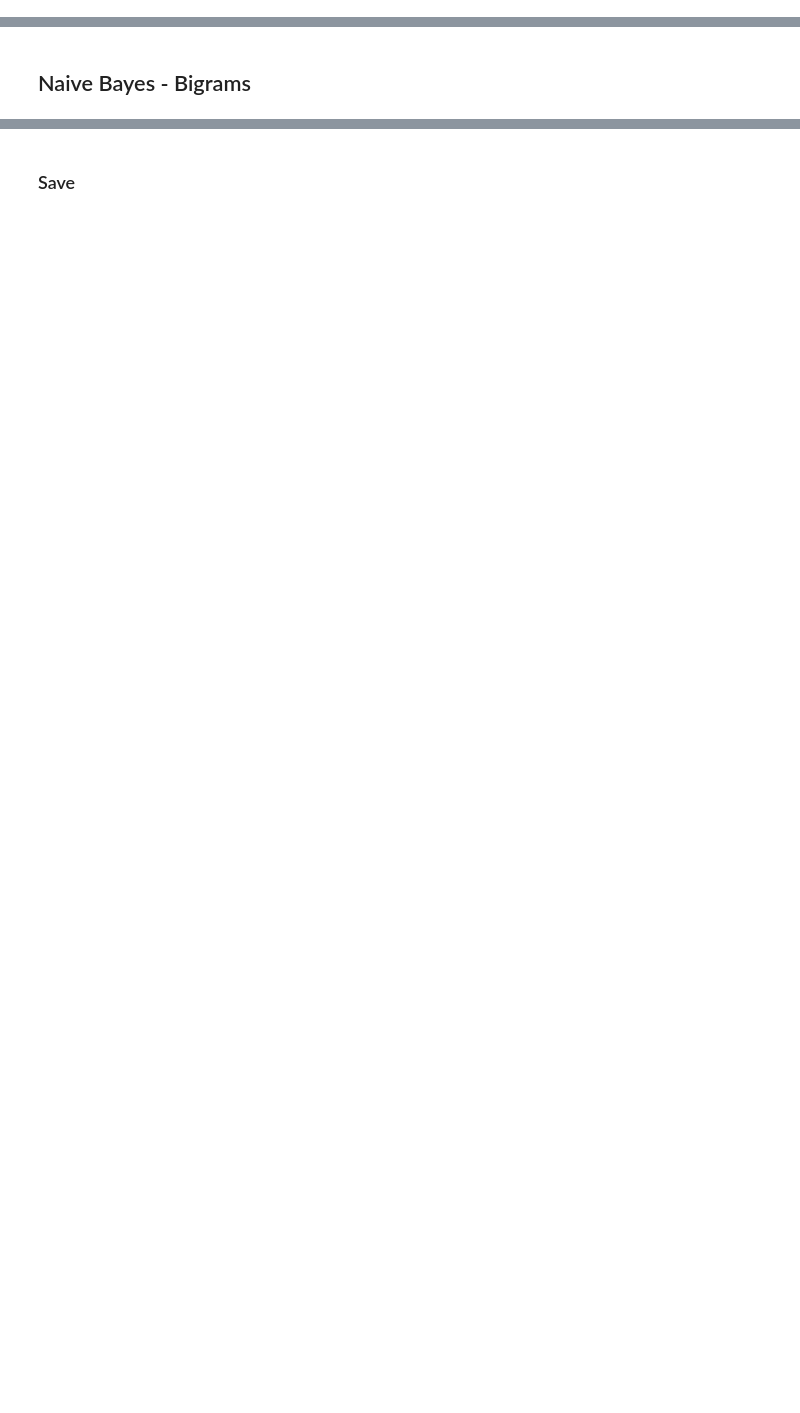
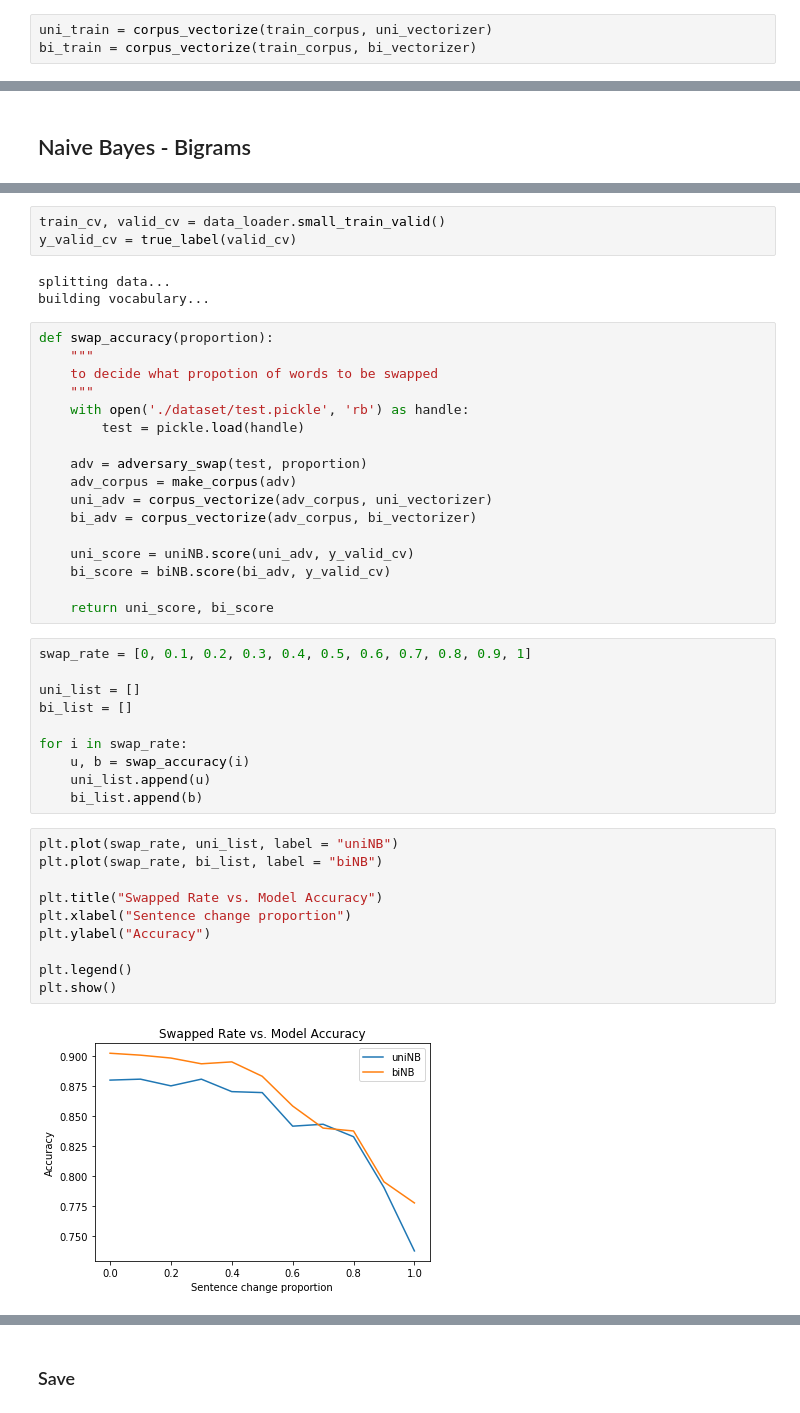
Before and after one commit to alicia-tsai/adversarial-sentiment-classification, a Jupyter notebook: Naive Bayes - Adversary.ipynb, the cells around one changed output, grey strips where cells are left out. Cells and saved outputs as stored; diff of their text form; blank space fills up the shorter version.

```diff
--- a/Naive Bayes - Adversary.ipynb
+++ b/Naive Bayes - Adversary.ipynb
@@ -67,0 +71,3 @@ bi_vectorizer = CountVectorizer(ngram_range= (2,2), max_features= 20000)
+# %%
+uni_train = corpus_vectorize(train_corpus, uni_vectorizer)
+bi_train = corpus_vectorize(train_corpus, bi_vectorizer)
@@ -92 +132,46 @@ bigram - valid dataset accuracy 0.8208
+# %%
+train_cv, valid_cv = data_loader.small_train_valid()
+y_valid_cv = true_label(valid_cv)
+# %% [output]
+splitting data...
+building vocabulary...
+# %%
+def swap_accuracy(proportion):
+    """
+    to decide what propotion of words to be swapped
+    """
+    with open('./dataset/test.pickle', 'rb') as handle:
+        test = pickle.load(handle)
+
+    adv = adversary_swap(test, proportion)
+    adv_corpus = make_corpus(adv)
+    uni_adv = corpus_vectorize(adv_corpus, uni_vectorizer)
+    bi_adv = corpus_vectorize(adv_corpus, bi_vectorizer)
+
+    uni_score = uniNB.score(uni_adv, y_valid_cv)
+    bi_score = biNB.score(bi_adv, y_valid_cv)
+
+    return uni_score, bi_score
+# %%
+swap_rate = [0, 0.1, 0.2, 0.3, 0.4, 0.5, 0.6, 0.7, 0.8, 0.9, 1]
+
+uni_list = []
+bi_list = []
+
+for i in swap_rate:
+    u, b = swap_accuracy(i)
+    uni_list.append(u)
+    bi_list.append(b)
+# %%
+plt.plot(swap_rate, uni_list, label = "uniNB")
+plt.plot(swap_rate, bi_list, label = "biNB")
+
+plt.title("Swapped Rate vs. Model Accuracy")
+plt.xlabel("Sentence change proportion")
+plt.ylabel("Accuracy")
+
+plt.legend()
+plt.show()
+# %% [output]
+[figure, added]
 # %%
```
Also changed, not shown: parts of 33 cells of this notebook.
